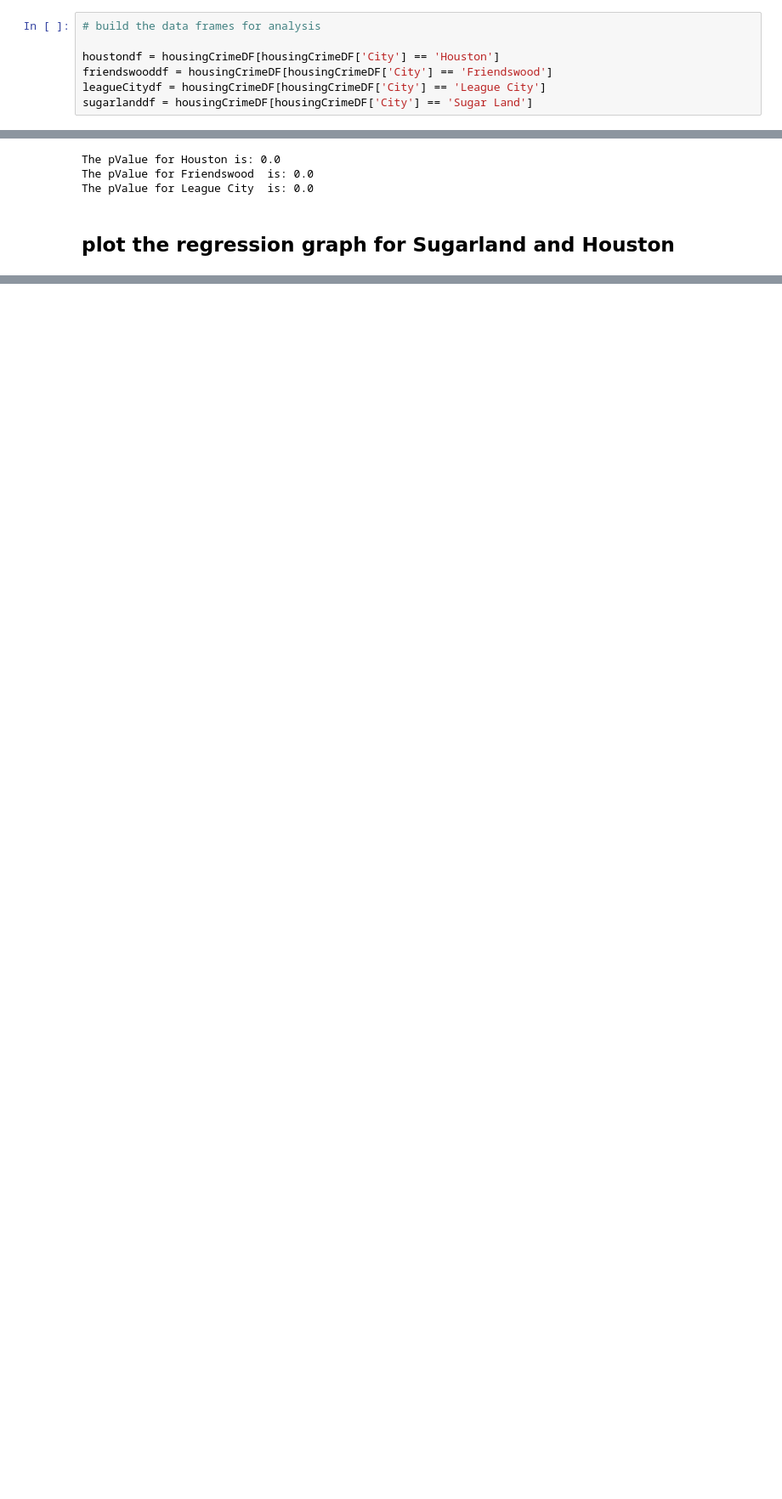
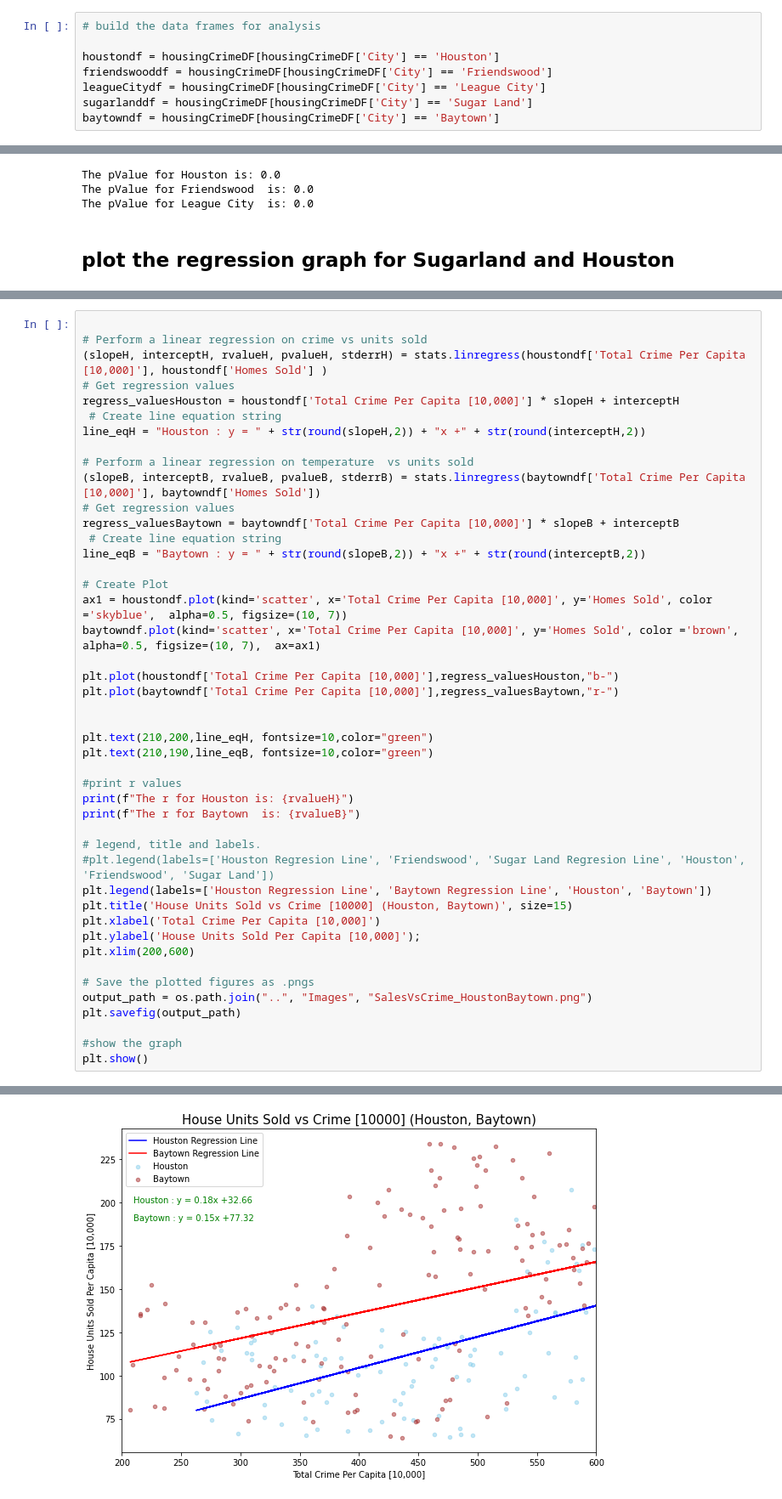
Before and after one commit to andresocorro/project_1, a Jupyter notebook: src_files/HousingAnalysisForDifferentCities.ipynb, the cells around one changed output, grey strips where cells are left out. Shown at 85% size. Drawn from its saved outputs; the diff is of its cells as text; blank space fills up the shorter version.

```diff
--- a/src_files/HousingAnalysisForDifferentCities.ipynb
+++ b/src_files/HousingAnalysisForDifferentCities.ipynb
@@ -37,6 +37,7 @@ houstondf = housingCrimeDF[housingCrimeDF['City'] == 'Houston']
 friendswooddf = housingCrimeDF[housingCrimeDF['City'] == 'Friendswood']
 leagueCitydf = housingCrimeDF[housingCrimeDF['City'] == 'League City']
 sugarlanddf = housingCrimeDF[housingCrimeDF['City'] == 'Sugar Land']
+baytowndf = housingCrimeDF[housingCrimeDF['City'] == 'Baytown']
 # %% [markdown]
 ## Plot the regression graph
 # %%
@@ -158,3 +159,49 @@ plt.show()
 The r for Houston is: 0.7412811581598567
 The r for Sugar Land  is: 0.7263521279660057
 [figure]
+# %%
+
+# Perform a linear regression on crime vs units sold
+(slopeH, interceptH, rvalueH, pvalueH, stderrH) = stats.linregress(houstondf['Total Crime Per Capita [10,000]'], houstondf['Homes Sold'] )
+# Get regression values
+regress_valuesHouston = houstondf['Total Crime Per Capita [10,000]'] * slopeH + interceptH
+ # Create line equation string
+line_eqH = "Houston : y = " + str(round(slopeH,2)) + "x +" + str(round(interceptH,2))
+
+# Perform a linear regression on temperature  vs units sold
+(slopeB, interceptB, rvalueB, pvalueB, stderrB) = stats.linregress(baytowndf['Total Crime Per Capita [10,000]'], baytowndf['Homes Sold'])
+# Get regression values
+regress_valuesBaytown = baytowndf['Total Crime Per Capita [10,000]'] * slopeB + interceptB
+ # Create line equation string
+line_eqB = "Baytown : y = " + str(round(slopeB,2)) + "x +" + str(round(interceptB,2))
+
+# Create Plot
+ax1 = houstondf.plot(kind='scatter', x='Total Crime Per Capita [10,000]', y='Homes Sold', color ='skyblue',  alpha=0.5, figsize=(10, 7))
+baytowndf.plot(kind='scatter', x='Total Crime Per Capita [10,000]', y='Homes Sold', color ='brown', alpha=0.5, figsize=(10, 7),  ax=ax1)
+
+plt.plot(houstondf['Total Crime Per Capita [10,000]'],regress_valuesHouston,"b-")
+plt.plot(baytowndf['Total Crime Per Capita [10,000]'],regress_valuesBaytown,"r-")
+
+
+plt.text(210,200,line_eqH, fontsize=10,color="green")
+plt.text(210,190,line_eqB, fontsize=10,color="green")
+
+#print r values
+print(f"The r for Houston is: {rvalueH}")
+print(f"The r for Baytown  is: {rvalueB}")
+
+# legend, title and labels.
+#plt.legend(labels=['Houston Regresion Line', 'Friendswood', 'Sugar Land Regresion Line', 'Houston', 'Friendswood', 'Sugar Land'])
+plt.legend(labels=['Houston Regression Line', 'Baytown Regression Line', 'Houston', 'Baytown'])
+plt.title('House Units Sold vs Crime [10000] (Houston, Baytown)', size=15)
+plt.xlabel('Total Crime Per Capita [10,000]')
+plt.ylabel('House Units Sold Per Capita [10,000]');
+plt.xlim(200,600)
+
+# Save the plotted figures as .pngs
+output_path = os.path.join("..", "Images", "SalesVsCrime_HoustonBaytown.png")
+plt.savefig(output_path)
+
+#show the graph
+plt.show()
+# %% [output]
@@ -160,0 +210 @@ The r for Sugar Land  is: 0.7263521279660057
+[figure, added]
```
Also changed, not shown: parts of 1 cell of this notebook, 2 other files.
